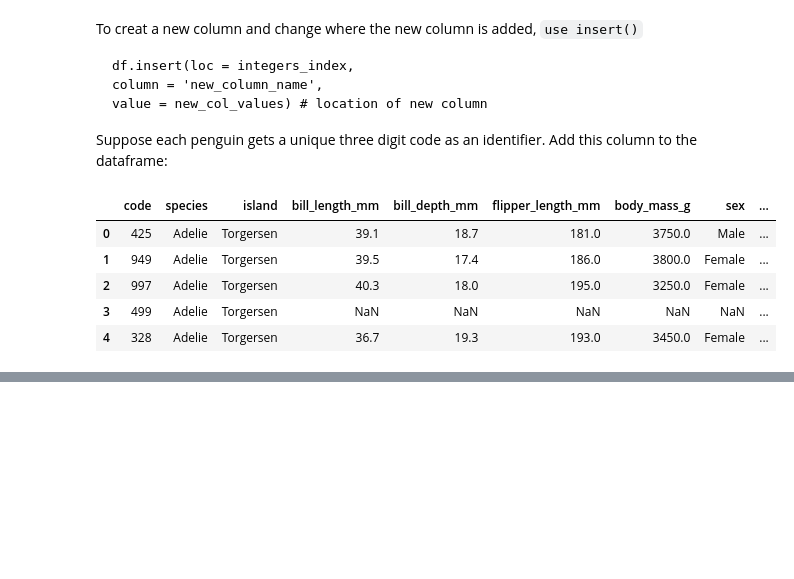
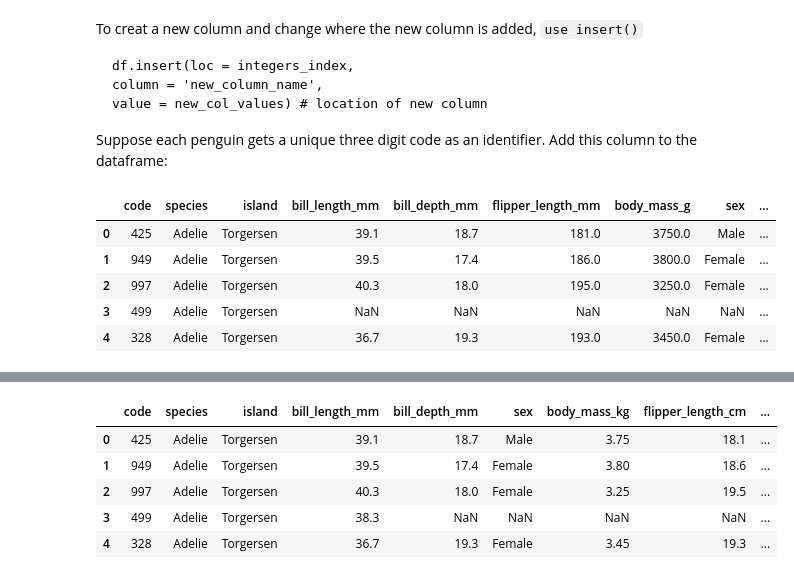
Before and after one commit to hmchilders/eds-220-lesson2-pandas, a Jupyter notebook: Updating_Dataframes.ipynb, the cells around one changed output, grey strips where cells are left out. Drawn from its saved outputs; the diff is of its cells as text; code cells hidden in the pictures; blank space fills up the shorter version.

```diff
--- a/Updating_Dataframes.ipynb
+++ b/Updating_Dataframes.ipynb
@@ -76,0 +79,12 @@ penguins.head()
+# %%
+
+#df.assign( new_col1_name = new_col1_values,
+#           new_col2_name = new_col2_values)
+
+# create new columns in the data frame
+# random.choices used for random sampling with replacement
+# need to reassign output of assign() to update the data frame
+penguins = penguins.assign( flipper_length_cm = penguins.flipper_length_mm /10,
+                            observer =   random.choices(['A','B','C'], k=len(penguins)))
+# look at result
+penguins.head()
@@ -76,0 +105,7 @@ penguins.head()
+# %%
+# use a list of column names
+# reassign output of drop() to dataframe to update it
+penguins = penguins.drop(columns=['flipper_length_mm','body_mass_g'])
+
+# check columns
+print(penguins.columns)
@@ -76,0 +131,16 @@ penguins.head()
+# %%
+# access value at row with index=3 and column='bill_length_mm'
+penguins.at[3,'bill_length_mm']
+
+# update NA to 38.3
+penguins.at[3,'bill_length_mm'] = 38.3
+
+# check it was updated
+penguins.head()
+# %% [output]
+|  | code | species | island | bill_length_mm | bill_depth_mm | sex | body_mass_kg | flipper_length_cm | ... |
+| 0 | 425 | Adelie | Torgersen | 39.1 | 18.7 | Male | 3.75 | 18.1 | ... |
+| 1 | 949 | Adelie | Torgersen | 39.5 | 17.4 | Female | 3.80 | 18.6 | ... |
+| 2 | 997 | Adelie | Torgersen | 40.3 | 18.0 | Female | 3.25 | 19.5 | ... |
+| 3 | 499 | Adelie | Torgersen | 38.3 | NaN | NaN | NaN | NaN | ... |
+| 4 | 328 | Adelie | Torgersen | 36.7 | 19.3 | Female | 3.45 | 19.3 | ... |
```
Also changed, not shown: parts of 15 cells of this notebook.
